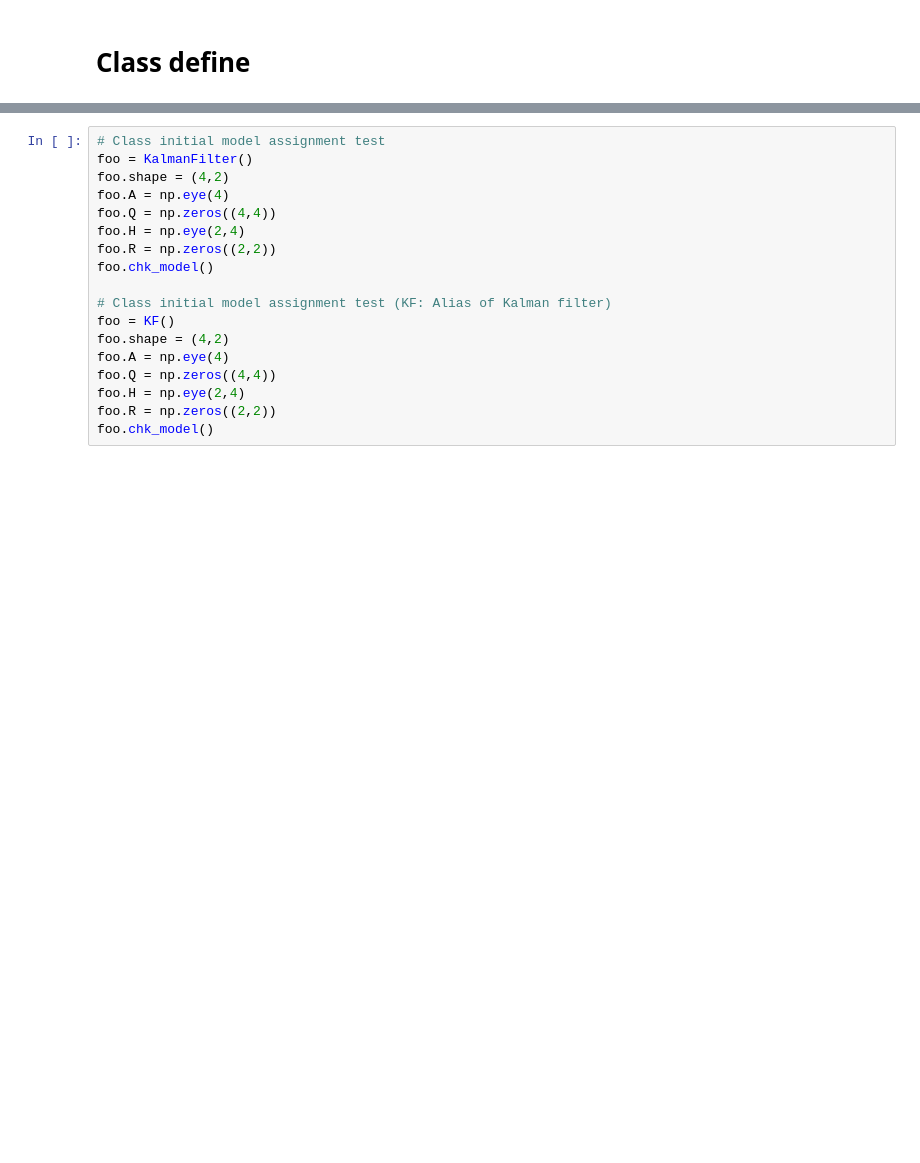
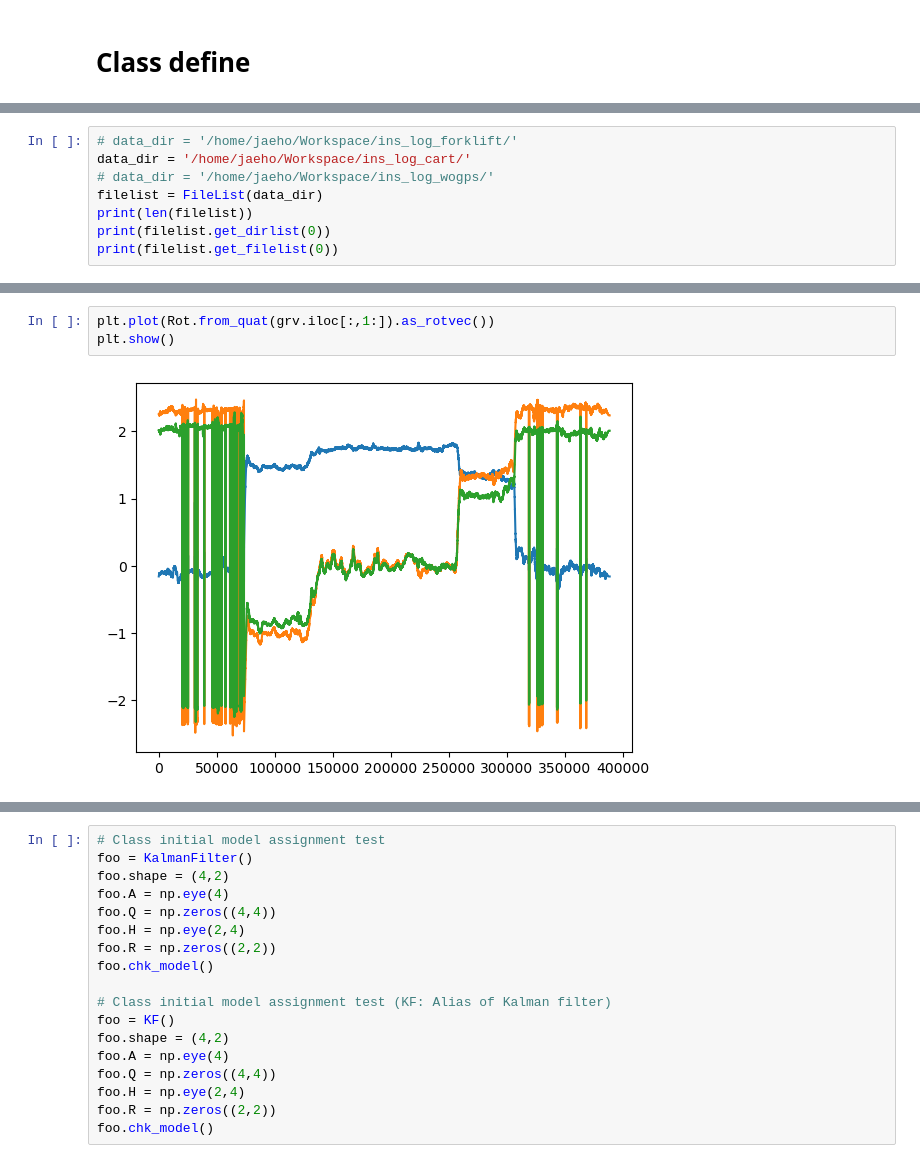
Before and after one commit to JaehoJang-Ipinlabs/ipinlabs.sensorio, a Jupyter notebook: KF_refactoring.ipynb, the cells around one changed output, grey strips where cells are left out. Cells and saved outputs as stored; diff of their text form; blank space fills up the shorter version.

```diff
--- a/KF_refactoring.ipynb
+++ b/KF_refactoring.ipynb
@@ -5,0 +297,8 @@ import pandas as pd
+# %%
+# data_dir = '/home/jaeho/Workspace/ins_log_forklift/'
+data_dir = '/home/jaeho/Workspace/ins_log_cart/'
+# data_dir = '/home/jaeho/Workspace/ins_log_wogps/'
+filelist = FileList(data_dir)
+print(len(filelist))
+print(filelist.get_dirlist(0))
+print(filelist.get_filelist(0))
@@ -5,0 +405,5 @@ import pandas as pd
+# %%
+plt.plot(Rot.from_quat(grv.iloc[:,1:]).as_rotvec())
+plt.show()
+# %% [output]
+[figure, added]
```
Also changed, not shown: parts of 34 cells of this notebook.
